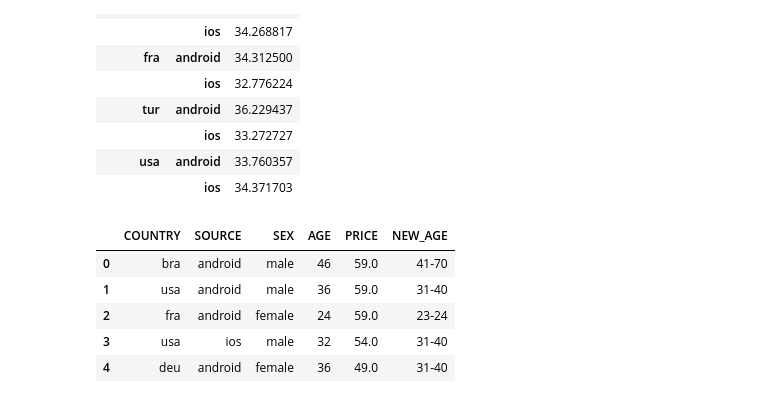
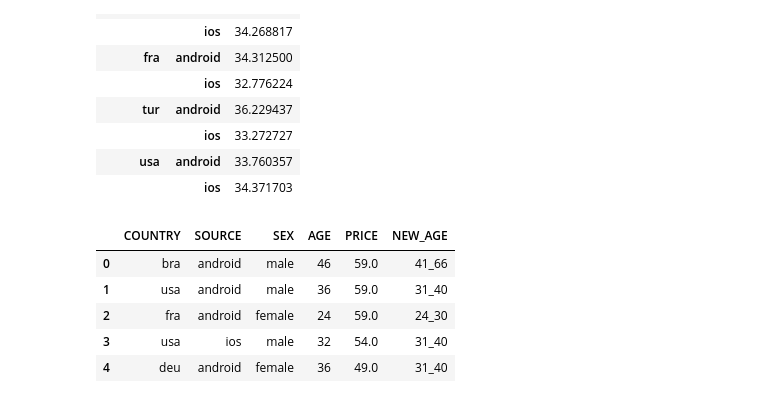
Before and after one commit to meralaktepe/Data-Science-Bootcamp, a Jupyter notebook: data-science-bootcamp-prj-03.ipynb, the cells around one changed output. Saved outputs shown, nothing was run; the diff lists cells and outputs as text; code cells hidden in the pictures.

```diff
--- a/data-science-bootcamp-prj-03.ipynb
+++ b/data-science-bootcamp-prj-03.ipynb
@@ -140,20 +142,18 @@ df.groupby(["COUNTRY", "SOURCE"]).agg({"PRICE" : "mean"})
 # %%
 ##### GOREV - 2 #####
 
 #  COUNTRY, SOURCE, SEX, AGE kırılımında ortalama kazançlar nedir?
 agg_df = df.groupby(["COUNTRY","SOURCE", "SEX", "AGE"]).agg({"PRICE" : "mean"}).sort_values(by="PRICE", ascending=False)
 
 agg_df = agg_df.reset_index()
 
-agg_df["NEW_AGE"] = pd.cut(agg_df["AGE"], [0, 18, 19, 23, 24, 30, 31, 40, 41, 70],
-                           labels=['0-18', '18-19', '19-23', '23-24', '24-30',
-                                   '30-31', '31-40', '40-41', '41-70'])
-
+agg_df["NEW_AGE"] = pd.cut(agg_df["AGE"], [0, 18, 23, 30, 40, agg_df["AGE"].max()],
+                           labels=['0_18', '19_23', '24_30', '31_40', '41_' + str(agg_df["AGE"].max())])
 agg_df.head()
 # %% [output]
 |  | COUNTRY | SOURCE | SEX | AGE | PRICE | NEW_AGE |
-| 0 | bra | android | male | 46 | 59.0 | 41-70 |
-| 1 | usa | android | male | 36 | 59.0 | 31-40 |
-| 2 | fra | android | female | 24 | 59.0 | 23-24 |
-| 3 | usa | ios | male | 32 | 54.0 | 31-40 |
-| 4 | deu | android | female | 36 | 49.0 | 31-40 |
+| 0 | bra | android | male | 46 | 59.0 | 41_66 |
+| 1 | usa | android | male | 36 | 59.0 | 31_40 |
+| 2 | fra | android | female | 24 | 59.0 | 24_30 |
+| 3 | usa | ios | male | 32 | 54.0 | 31_40 |
+| 4 | deu | android | female | 36 | 49.0 | 31_40 |
```
Also changed, not shown: parts of 7 cells of this notebook.
